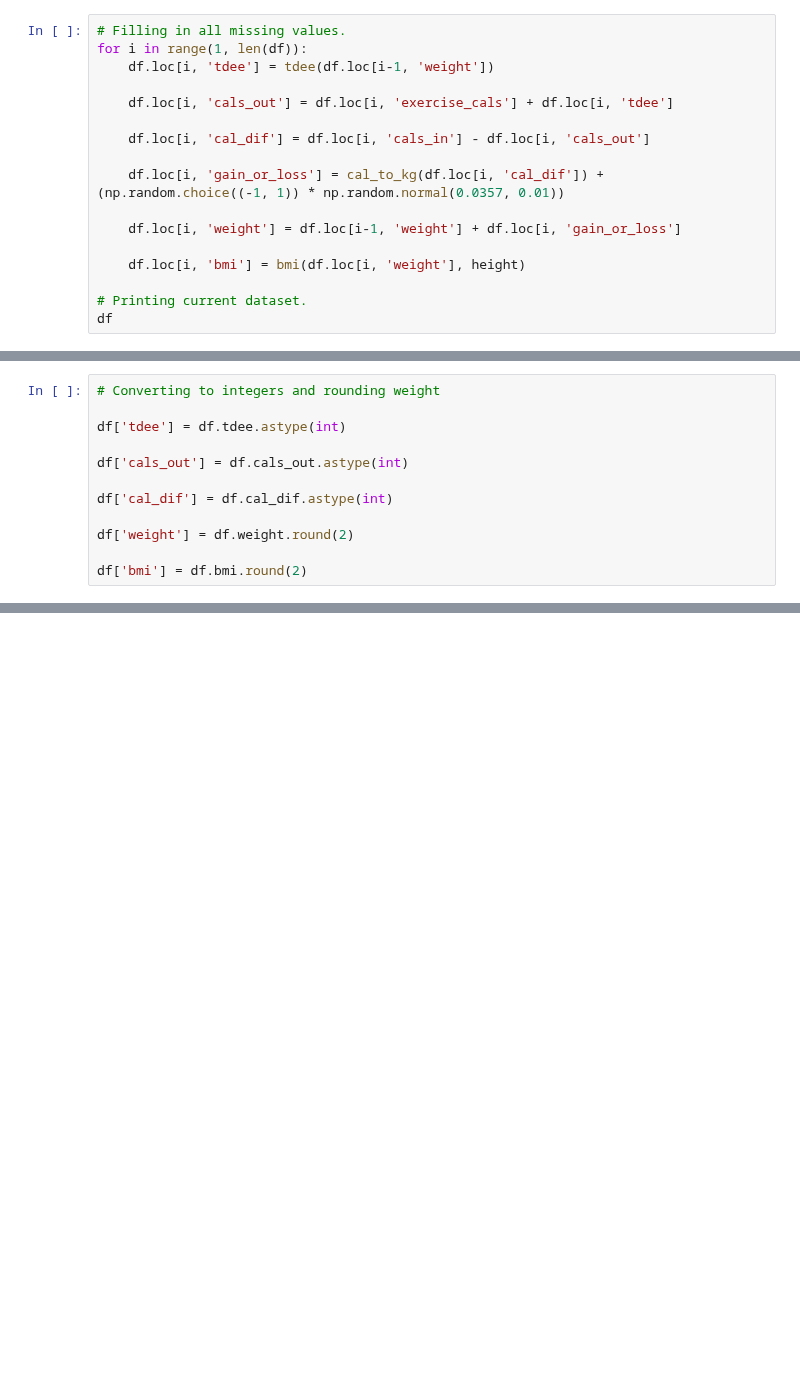
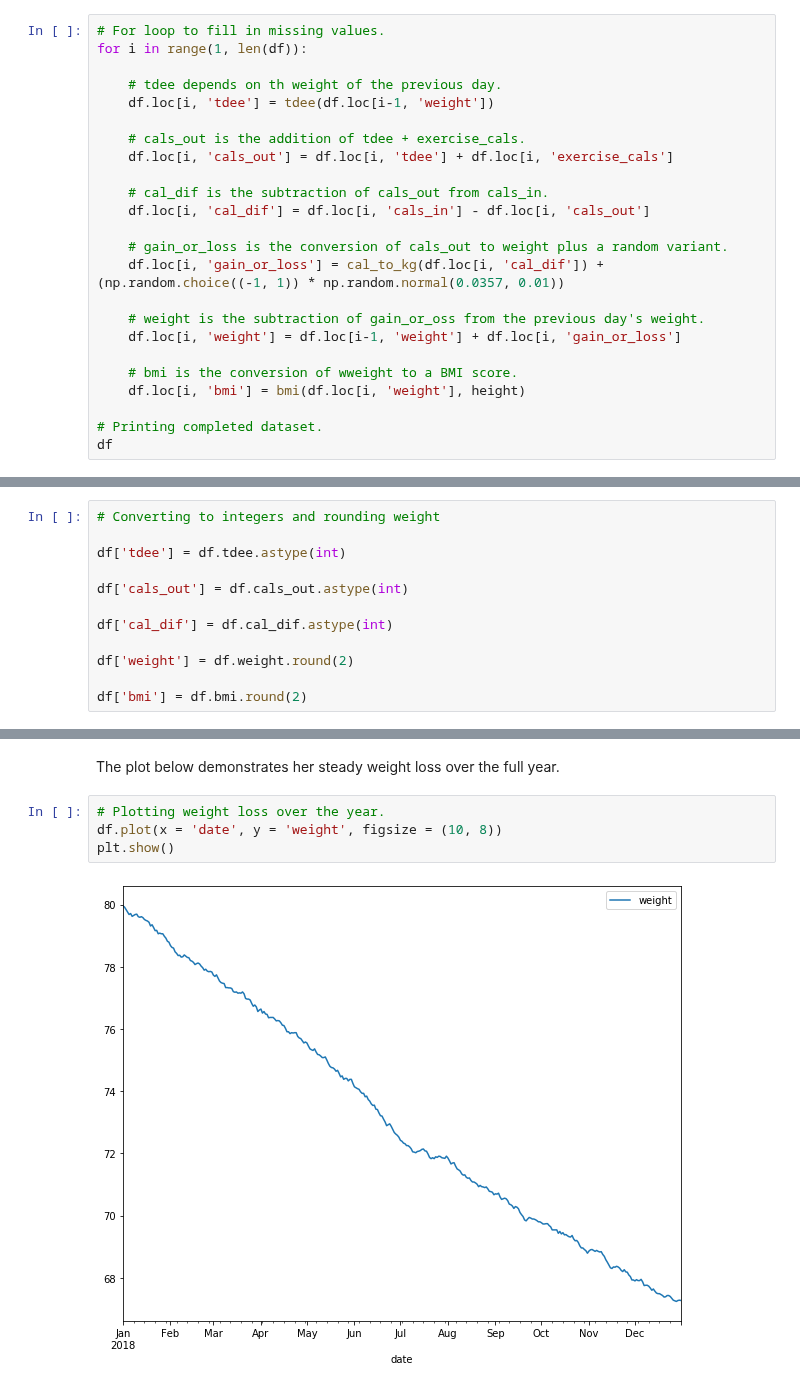
Before and after one commit to jennifer-ryan/data-set-simulation, a Jupyter notebook: Dataset Simulation.ipynb, the cells around one changed output, grey strips where cells are left out. Saved outputs shown, nothing was run; the diff lists cells and outputs as text; blank space fills up the shorter version.

Commit message:
Completed dataset. Working on references.

```diff
--- a/Dataset Simulation.ipynb
+++ b/Dataset Simulation.ipynb
@@ -652,19 +658,26 @@ Because so many variables are dependent on one another, it was necessary to popu
 # %%
-# Filling in all missing values.
+# For loop to fill in missing values.
 for i in range(1, len(df)):
+
+    # tdee depends on th weight of the previous day.
     df.loc[i, 'tdee'] = tdee(df.loc[i-1, 'weight'])
 
-    df.loc[i, 'cals_out'] = df.loc[i, 'exercise_cals'] + df.loc[i, 'tdee']
+    # cals_out is the addition of tdee + exercise_cals.
+    df.loc[i, 'cals_out'] = df.loc[i, 'tdee'] + df.loc[i, 'exercise_cals']
 
+    # cal_dif is the subtraction of cals_out from cals_in.
     df.loc[i, 'cal_dif'] = df.loc[i, 'cals_in'] - df.loc[i, 'cals_out']
 
+    # gain_or_loss is the conversion of cals_out to weight plus a random variant.
     df.loc[i, 'gain_or_loss'] = cal_to_kg(df.loc[i, 'cal_dif']) + (np.random.choice((-1, 1)) * np.random.normal(0.0357, 0.01))
 
+    # weight is the subtraction of gain_or_oss from the previous day's weight.
     df.loc[i, 'weight'] = df.loc[i-1, 'weight'] + df.loc[i, 'gain_or_loss']
 
+    # bmi is the conversion of wweight to a BMI score.
     df.loc[i, 'bmi'] = bmi(df.loc[i, 'weight'], height)
 
-# Printing current dataset.
+# Printing completed dataset.
 df
 # %% [output]
 |  | date | day | cals_in | tdee | exercise | exercise_cals | cals_out | cal_dif | gain_or_loss | weight | ... |
@@ -763,0 +779,8 @@ df.gain_or_loss.mean()
+# %% [markdown]
+<a id='lineplot'></a>The plot below demonstrates her steady weight loss over the full year.
+# %%
+# Plotting weight loss over the year.
+df.plot(x = 'date', y = 'weight', figsize = (10, 8))
+plt.show()
+# %% [output]
+[figure, added]
```
Also changed, not shown: parts of 27 cells of this notebook.
